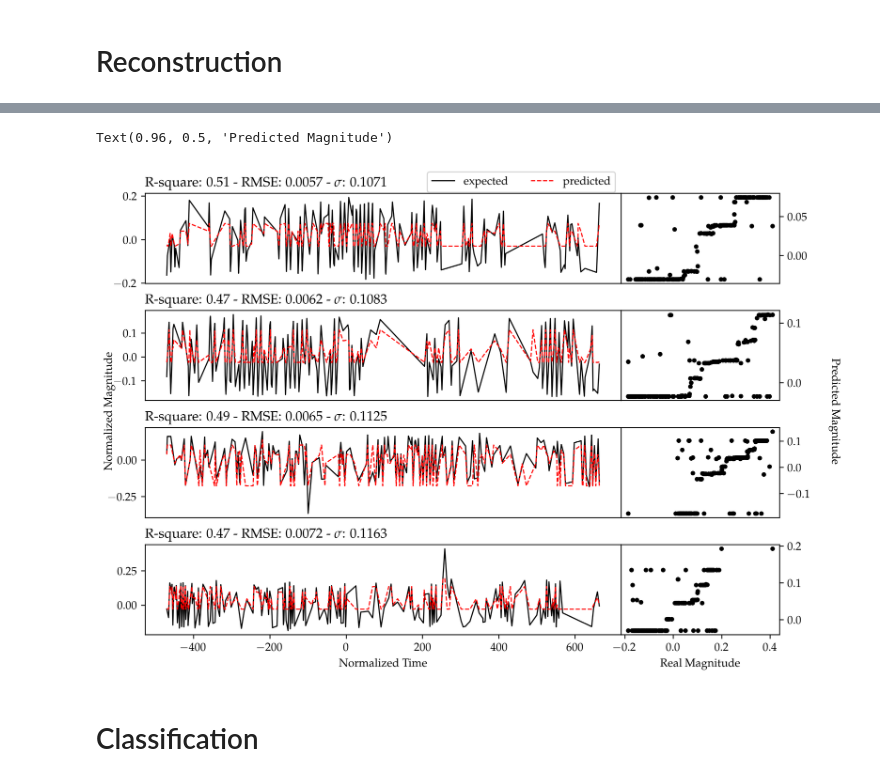
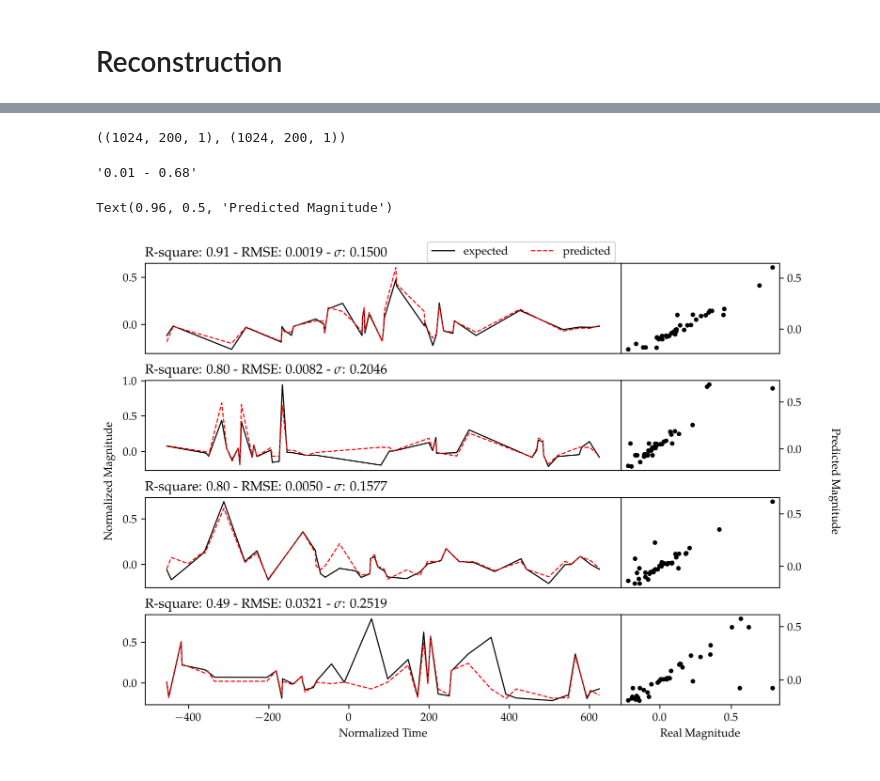
Before and after one commit to cridonoso/astromer, a Jupyter notebook: presentation/experiments/astromer_1/results.ipynb, the cells around one changed output, grey strips where cells are left out. Drawn from its saved outputs; the diff is of its cells as text; code cells hidden in the pictures.

```diff
--- a/presentation/experiments/astromer_1/results.ipynb
+++ b/presentation/experiments/astromer_1/results.ipynb
@@ -50,5 +48,5 @@ exp_folders
 # %%
-metric_names= ['loss', 'r_square', 'rmse']
+metric_names= ['epoch_loss', 'epoch_r_square', 'epoch_rmse']
 format_metric_name = {
     'loss':'Loss',
     'r_square': 'R-square',
@@ -61,12 +59,12 @@ fig, axes = plt.subplots(1, 3, figsize=(12, 3),
 axes = axes.flatten()
 for expdir in exp_folders:
     config_path = os.path.join(expdir, 'config.toml')
-    log_dir = os.path.join(expdir, 'logs')
+    log_dir = os.path.join(expdir, 'tensorboard')
     with open(config_path, 'r') as f:
         config = toml.load(f)
 
         val_metrics = get_metrics(os.path.join(log_dir, 'validation'),
-                                  metric_name='loss')
+                                  metric_name='epoch_loss')
         best_epoch = val_metrics['value'].astype(float).argmin()
 
 
@@ -159,0 +113,12 @@ r2_score(y_true[:, 1], y_pred[:, 1])
+# %%
+DATA = './data/records/macho_clean/test/'
+
+test_loader = get_loader(DATA,
+                         batch_size=256,
+                         window_size=config['window_size'],
+                         probed_frac=config['probed'],
+                         random_frac=config['rs'],
+                         sampling=False,
+                         shuffle=False,
+                         repeat=1,
+                         aversion=config['encoder_mode'])
@@ -159,0 +128,2 @@ r2_score(y_true[:, 1], y_pred[:, 1])
+# %%
+predictions = astromer.predict(test_loader.take(4))
@@ -160,45 +132,59 @@ r2_score(y_true[:, 1], y_pred[:, 1])
+# %%
+predictions['magnitudes'].shape,predictions['reconstruction'].shape
+# %% [output]
+((1024, 200, 1), (1024, 200, 1))
+# %%
+'{:.2f} - {:.2f}'.format(
+    mean_squared_error(predictions['magnitudes'][..., 0], predictions['reconstruction'][..., 0], squared=True),
+    r2_score(predictions['magnitudes'][..., 0], predictions['reconstruction'][..., 0]))
+# %% [output]
+'0.01 - 0.68'
 # %%
 N = 4
 fig = plt.figure(figsize=(10,7), dpi=300)
 gs = gridspec.GridSpec(N, 2, width_ratios=[3, 1])
 gs.hspace = 0.3
 gs.wspace = 0.
 plt.subplots_adjust(hspace=0.2, wspace=0.05)
 
-for i, x, y, m in zip(range(N), y_true, y_pred, mask):
+for i, x, y, m, t in zip(range(N),
+                      predictions['magnitudes'],
+                      predictions['reconstruction'],
+                      predictions['probed_mask'],
+                      predictions['times']):
+
     ax0 = plt.subplot(gs[i, 0])
     ax1 = plt.subplot(gs[i, 1])
 
-    probed_true  = tf.boolean_mask(x, m[..., 0])
-    probed_pred  = tf.boolean_mask(y, m[..., 0])
+    probed_true  = tf.boolean_mask(x[..., 0], m[..., 0])
+    probed_pred  = tf.boolean_mask(y[..., 0], m[..., 0])
+    sampling_times  = tf.boolean_mask(t[..., 0], m[..., 0])
 
-    r2_val   = r2_score(probed_true[:, 1], probed_pred[:, 1])
-    rmse_val = mean_squared_error(probed_true[:, 1], probed_pred[:, 1], squared=True)
+    r2_val   = r2_score(probed_true, probed_pred)
+    rmse_val = mean_squared_error(probed_true, probed_pred, squared=True)
 
-    ax0.plot(probed_true[:, 0], probed_true[:, 1], marker='', linewidth=1, linestyle='-', color='k', label='expected')
-    ax0.plot(probed_pred[:, 0], probed_pred[:, 1], marker='', linewidth=1, linestyle='--', color='r', label='predicted')
-    ax1.plot(probed_true[:, 1], probed_pred[:, 1], '.', color='k')
+    ax0.plot(sampling_times, probed_true, marker='', linewidth=1, linestyle='-', color='k', label='expected')
+    ax0.plot(sampling_times, probed_pred, marker='', linewidth=1, linestyle='--', color='r', label='predicted')
+    ax1.plot(probed_true, probed_pred, '.', color='k')
     ax0.set_title('R-square: {:.2f} - RMSE: {:.4f} - $\sigma$: {:.4f}'.format(r2_val,
                                                                           rmse_val,
-                                                                          tf.math.reduce_std(probed_true[:, 1])), loc='left')
+                                                                          tf.math.reduce_std(probed_true)), loc='left')
 
     if i< N-1:
         ax0.set_xticks([])
         ax1.set_xticks([])
         ax1.set_xticks([])
 
     ax1.yaxis.tick_right()
 
     if i ==0:
         ax0.legend(ncol=3,bbox_to_anchor=(1, 1.3))
 
 ax0.set_xlabel('Normalized Time')
 
 ax1.set_xlabel('Real Magnitude')
 fig.text(0.075, 0.5, 'Normalized Magnitude', va='center', rotation='vertical')
 fig.text(0.96, 0.5, 'Predicted Magnitude', va='center', rotation=-90)
 # %% [output]
 Text(0.96, 0.5, 'Predicted Magnitude')
-[figure, old version]
+[figure, new version]
-# %% [markdown]
-# Classification
```
Also changed, not shown: parts of 27 cells of this notebook, 5 other files.
